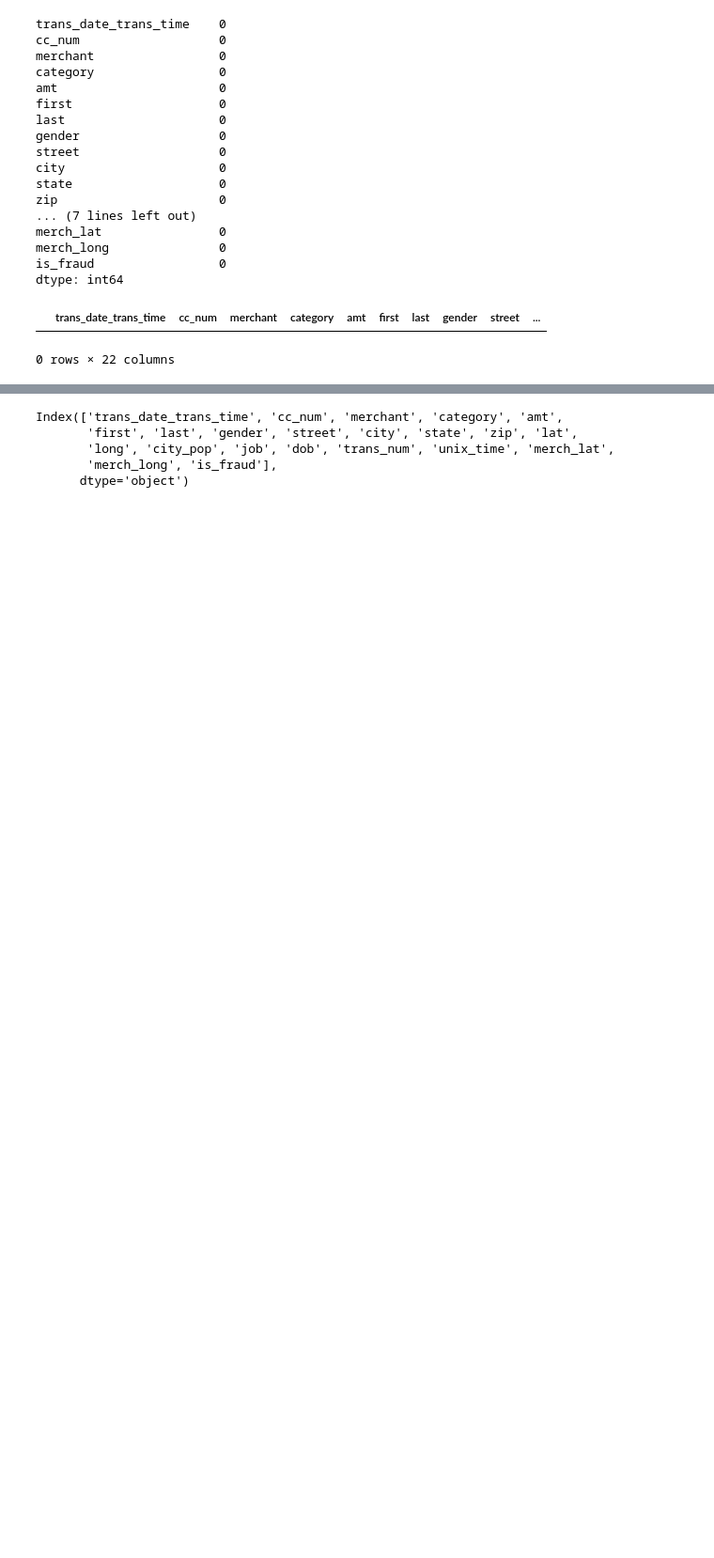
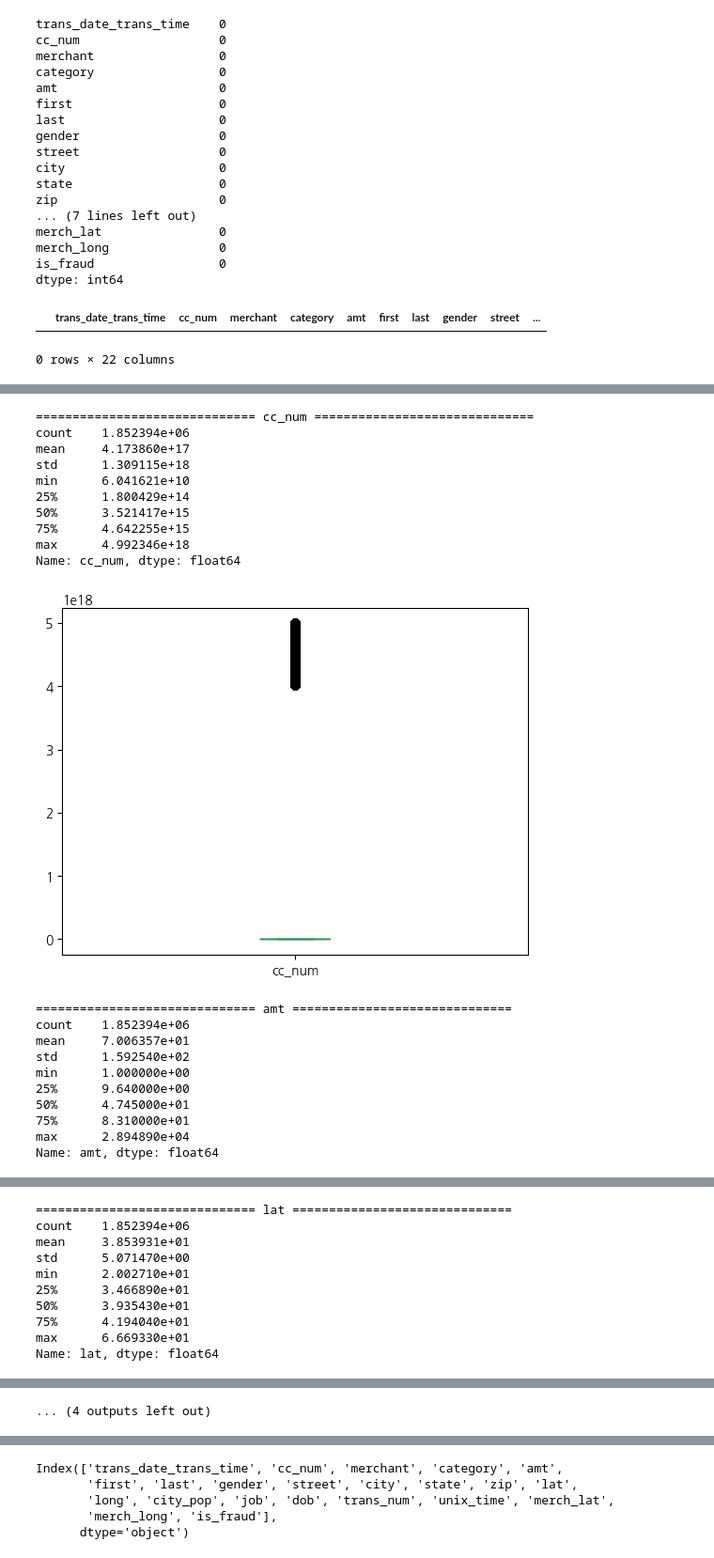
Before and after one commit to KEEPGOINGNOW/Fintech_Service_2nd, a Jupyter notebook: 05_Machine_Learning/11_분류분석_신용카드사기탐지_모델생성.ipynb, the cells around one changed output, grey strips where cells are left out. Shown at 94% size. Saved outputs shown, nothing was run; the diff lists cells and outputs as text; code cells hidden in the pictures; blank space fills up the shorter version.

Commit message:
Data_Analysis_43

```diff
--- a/05_Machine_Learning/11_분류분석_신용카드사기탐지_모델생성.ipynb
+++ b/05_Machine_Learning/11_분류분석_신용카드사기탐지_모델생성.ipynb
@@ -90,0 +97,5 @@ data[data.duplicated() == True]
+# %%
+data_num = data.select_dtypes(exclude='object')
+# %%
+num_desc = data_num.describe()
+num_desc.columns
@@ -90,0 +110,23 @@ data[data.duplicated() == True]
+# %%
+outlier_col = []
+for col in num_desc:
+#     print(col)
+    print('='*30, col, '='*30)
+    upper_bound = num_desc.loc['75%', col] + (1.5 * (num_desc.loc['75%', col] - num_desc.loc['25%', col]))
+    lower_bound = num_desc.loc['25%', col] - (1.5 * (num_desc.loc['75%', col] - num_desc.loc['25%', col]))
+    print('upper_bound', upper_bound)
+    print('lower_bound', lower_bound)
+    print()
+
+    print('4사분위 초과 이상치 값 =',len(data[data[col] > upper_bound]))
+    print('1사분위 미만 이상치 값 =',len(data[data[col] < lower_bound]))
+
+    if len(data[data[col] > upper_bound]) > 0:
+        outlier_col.append(col)
+    elif len(data[data[col] < lower_bound]) > 0:
+        outlier_col.append(col)
+    else:
+        print(f"{col}은 이상치가 없습니다")
+    print()
+
+print(f"이상치가 존재하는 컬럼 = {outlier_col}")
@@ -90,0 +151,30 @@ data[data.duplicated() == True]
+# %%
+# 이상치가 존재하는 컬럼들의 수염박스 그래프 확인
+for col in outlier_col:
+    print('='*30, col, '='*30)
+    print(data[col].describe())
+    data[col].plot(kind='box')
+    plt.show()
+    print()
+# %% [output]
+============================== cc_num ==============================
+count    1.852394e+06
+mean     4.173860e+17
+std      1.309115e+18
+min      6.041621e+10
+25%      1.800429e+14
+50%      3.521417e+15
+75%      4.642255e+15
+max      4.992346e+18
+Name: cc_num, dtype: float64
+[figure, added]
+============================== amt ==============================
+count    1.852394e+06
+mean     7.006357e+01
+std      1.592540e+02
+min      1.000000e+00
+25%      9.640000e+00
+50%      4.745000e+01
+75%      8.310000e+01
+max      2.894890e+04
+Name: amt, dtype: float64
@@ -90,0 +182,10 @@ data[data.duplicated() == True]
+============================== lat ==============================
+count    1.852394e+06
+mean     3.853931e+01
+std      5.071470e+00
+min      2.002710e+01
+25%      3.466890e+01
+50%      3.935430e+01
+75%      4.194040e+01
+max      6.669330e+01
+Name: lat, dtype: float64
@@ -90,0 +226 @@ data[data.duplicated() == True]
+... (4 outputs left out)
```
Also changed, not shown: parts of 38 cells of this notebook, 3 other files.
